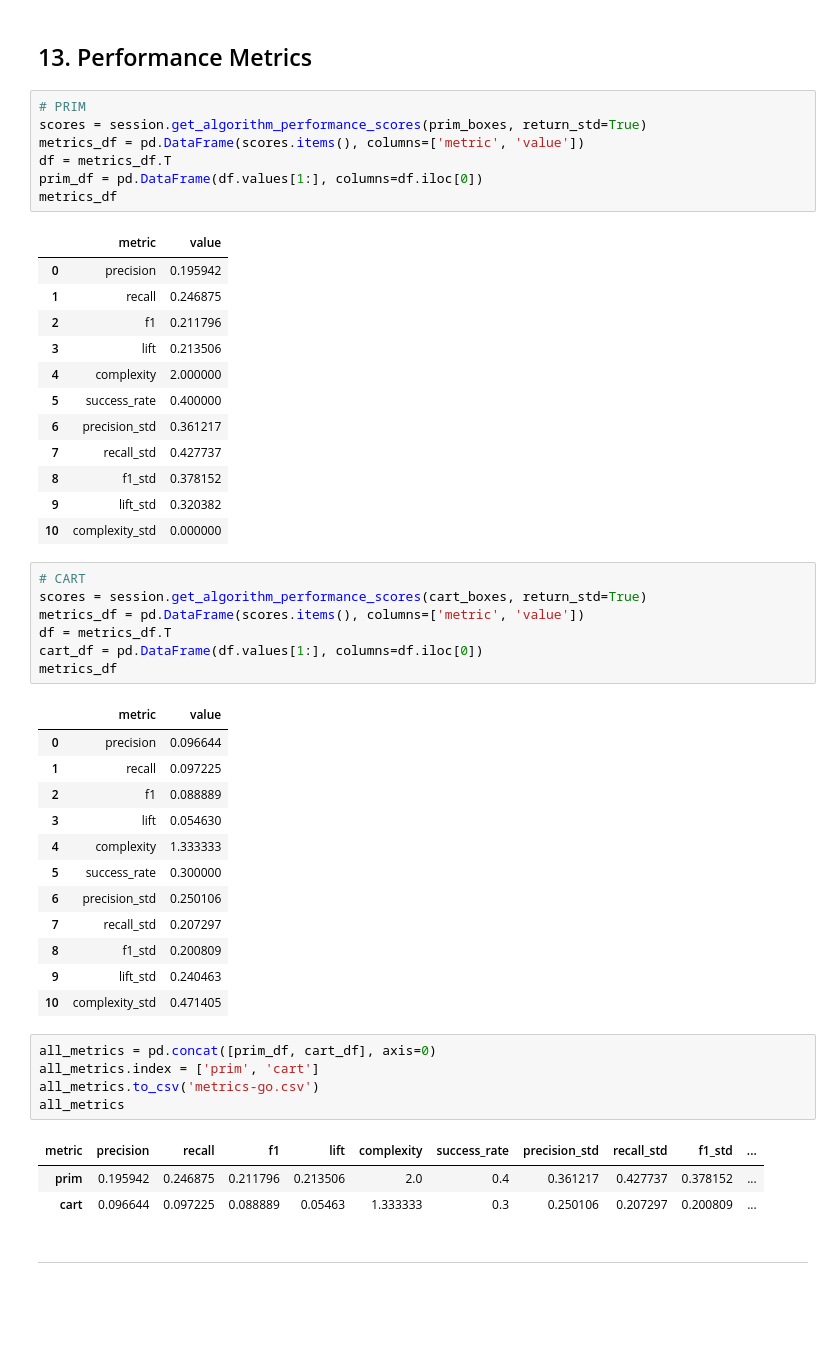
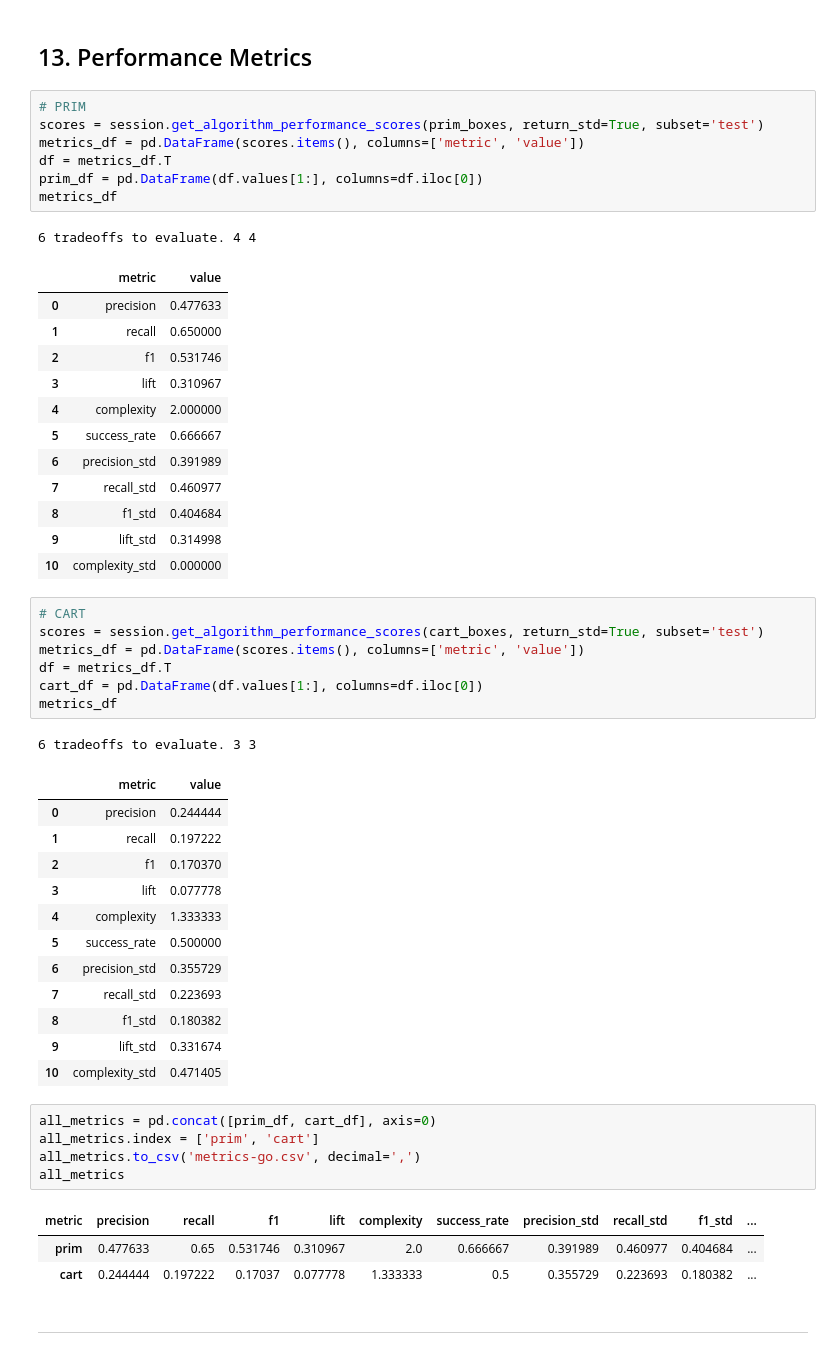
Before and after one commit to andresdp/patterns-sa, a Jupyter notebook: patterns/Gateway_Offloading/analysis-go.ipynb, the cells around one changed output. Saved outputs shown, nothing was run; the diff lists cells and outputs as text; blank space fills up the shorter version.

```diff
--- a/patterns/Gateway_Offloading/analysis-go.ipynb
+++ b/patterns/Gateway_Offloading/analysis-go.ipynb
@@ -635,53 +618,55 @@ fig = session.show_policy_robustness_comparison_heatmap(
 ## 13. Performance Metrics
 # %%
 # PRIM
-scores = session.get_algorithm_performance_scores(prim_boxes, return_std=True)
+scores = session.get_algorithm_performance_scores(prim_boxes, return_std=True, subset='test')
 metrics_df = pd.DataFrame(scores.items(), columns=['metric', 'value'])
 df = metrics_df.T
 prim_df = pd.DataFrame(df.values[1:], columns=df.iloc[0])
 metrics_df
 # %% [output]
+6 tradeoffs to evaluate. 4 4
 |  | metric | value |
-| 0 | precision | 0.195942 |
-| 1 | recall | 0.246875 |
-| 2 | f1 | 0.211796 |
-| 3 | lift | 0.213506 |
+| 0 | precision | 0.477633 |
+| 1 | recall | 0.650000 |
+| 2 | f1 | 0.531746 |
+| 3 | lift | 0.310967 |
 | 4 | complexity | 2.000000 |
-| 5 | success_rate | 0.400000 |
-| 6 | precision_std | 0.361217 |
-| 7 | recall_std | 0.427737 |
-| 8 | f1_std | 0.378152 |
-| 9 | lift_std | 0.320382 |
+| 5 | success_rate | 0.666667 |
+| 6 | precision_std | 0.391989 |
+| 7 | recall_std | 0.460977 |
+| 8 | f1_std | 0.404684 |
+| 9 | lift_std | 0.314998 |
 | 10 | complexity_std | 0.000000 |
 # %%
 # CART
-scores = session.get_algorithm_performance_scores(cart_boxes, return_std=True)
+scores = session.get_algorithm_performance_scores(cart_boxes, return_std=True, subset='test')
 metrics_df = pd.DataFrame(scores.items(), columns=['metric', 'value'])
 df = metrics_df.T
 cart_df = pd.DataFrame(df.values[1:], columns=df.iloc[0])
 metrics_df
 # %% [output]
+6 tradeoffs to evaluate. 3 3
 |  | metric | value |
-| 0 | precision | 0.096644 |
-| 1 | recall | 0.097225 |
-| 2 | f1 | 0.088889 |
-| 3 | lift | 0.054630 |
+| 0 | precision | 0.244444 |
+| 1 | recall | 0.197222 |
+| 2 | f1 | 0.170370 |
+| 3 | lift | 0.077778 |
 | 4 | complexity | 1.333333 |
-| 5 | success_rate | 0.300000 |
-| 6 | precision_std | 0.250106 |
-| 7 | recall_std | 0.207297 |
-| 8 | f1_std | 0.200809 |
-| 9 | lift_std | 0.240463 |
+| 5 | success_rate | 0.500000 |
+| 6 | precision_std | 0.355729 |
+| 7 | recall_std | 0.223693 |
+| 8 | f1_std | 0.180382 |
+| 9 | lift_std | 0.331674 |
 | 10 | complexity_std | 0.471405 |
 # %%
 all_metrics = pd.concat([prim_df, cart_df], axis=0)
 all_metrics.index = ['prim', 'cart']
-all_metrics.to_csv('metrics-go.csv')
+all_metrics.to_csv('metrics-go.csv', decimal=',')
 all_metrics
 # %% [output]
 | metric | precision | recall | f1 | lift | complexity | success_rate | precision_std | recall_std | f1_std | ... |
-| prim | 0.195942 | 0.246875 | 0.211796 | 0.213506 | 2.0 | 0.4 | 0.361217 | 0.427737 | 0.378152 | ... |
-| cart | 0.096644 | 0.097225 | 0.088889 | 0.05463 | 1.333333 | 0.3 | 0.250106 | 0.207297 | 0.200809 | ... |
+| prim | 0.477633 | 0.65 | 0.531746 | 0.310967 | 2.0 | 0.666667 | 0.391989 | 0.460977 | 0.404684 | ... |
+| cart | 0.244444 | 0.197222 | 0.17037 | 0.077778 | 1.333333 | 0.5 | 0.355729 | 0.223693 | 0.180382 | ... |
 # %% [markdown]
 ---
 # %%
```
Also changed, not shown: parts of 5 cells of this notebook, 25 other files.
